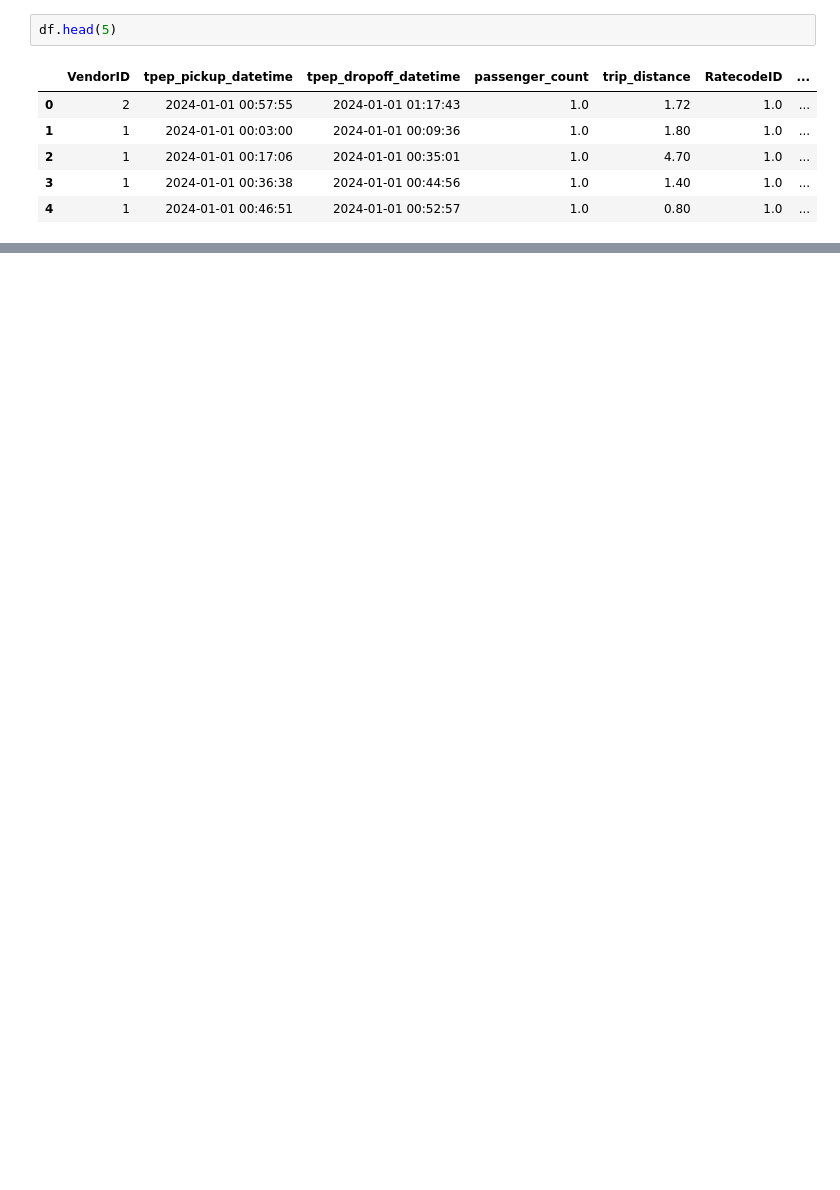
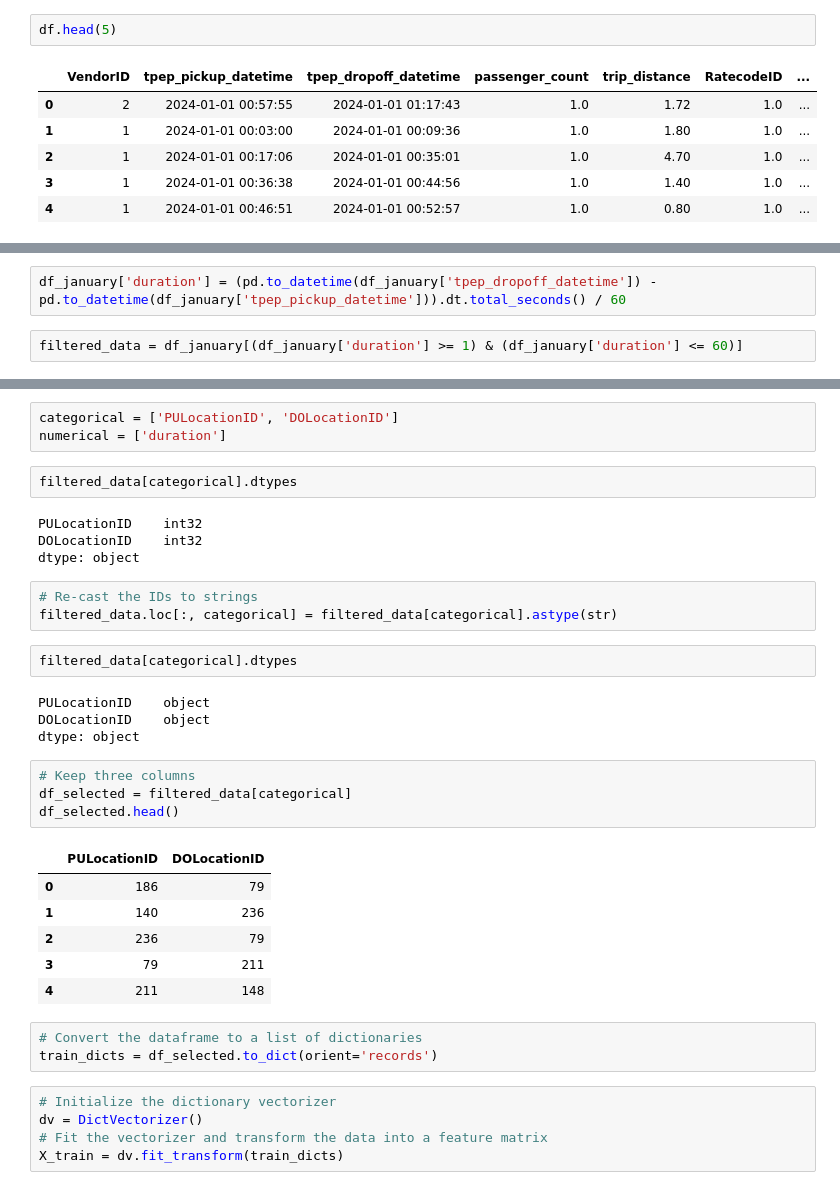
Before and after one commit to xiangivyli/mlops_zoomcamp_learning, a Jupyter notebook: 01-intro/homework.ipynb, the cells around one changed output, grey strips where cells are left out. Drawn from its saved outputs; the diff is of its cells as text; blank space fills up the shorter version.

```diff
--- a/01-intro/homework.ipynb
+++ b/01-intro/homework.ipynb
@@ -19,0 +72,4 @@ import sklearn
+# %%
+df_january['duration'] = (pd.to_datetime(df_january['tpep_dropoff_datetime']) - pd.to_datetime(df_january['tpep_pickup_datetime'])).dt.total_seconds() / 60
+# %%
+filtered_data = df_january[(df_january['duration'] >= 1) & (df_january['duration'] <= 60)]
@@ -19,0 +92,37 @@ import sklearn
+# %%
+categorical = ['PULocationID', 'DOLocationID']
+numerical = ['duration']
+# %%
+filtered_data[categorical].dtypes
+# %% [output]
+PULocationID    int32
+DOLocationID    int32
+dtype: object
+# %%
+# Re-cast the IDs to strings
+filtered_data.loc[:, categorical] = filtered_data[categorical].astype(str)
+# %%
+filtered_data[categorical].dtypes
+# %% [output]
+PULocationID    object
+DOLocationID    object
+dtype: object
+# %%
+# Keep three columns
+df_selected = filtered_data[categorical]
+df_selected.head()
+# %% [output]
+|  | PULocationID | DOLocationID |
+| 0 | 186 | 79 |
+| 1 | 140 | 236 |
+| 2 | 236 | 79 |
+| 3 | 79 | 211 |
+| 4 | 211 | 148 |
+# %%
+# Convert the dataframe to a list of dictionaries
+train_dicts = df_selected.to_dict(orient='records')
+# %%
+# Initialize the dictionary vectorizer
+dv = DictVectorizer()
+# Fit the vectorizer and transform the data into a feature matrix
+X_train = dv.fit_transform(train_dicts)
```
Also changed, not shown: parts of 36 cells of this notebook.
